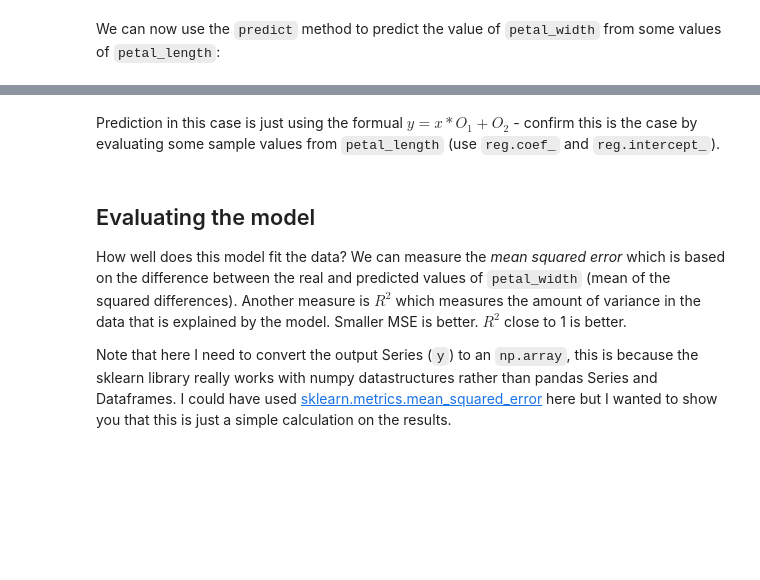
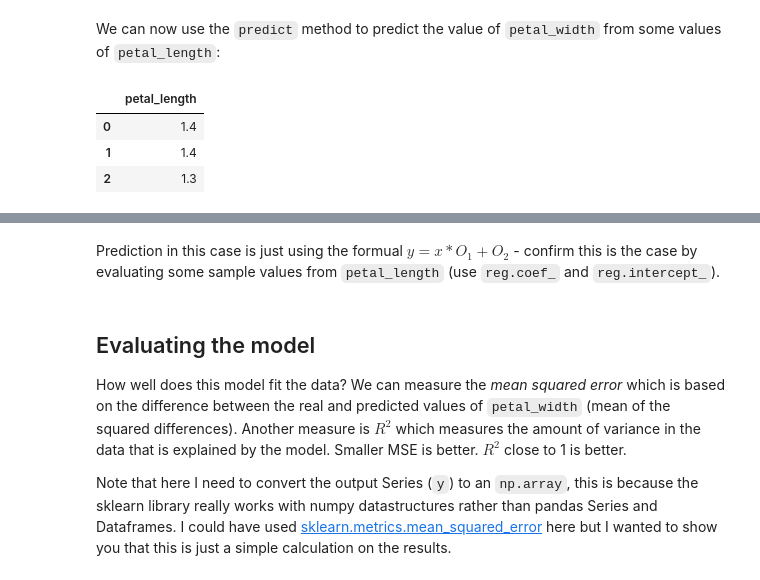
Before and after one commit to arianaroz/comp257-practicals-2019, a Jupyter notebook: COMP257 Week 5.ipynb, the cells around one changed output, grey strips where cells are left out. Drawn from its saved outputs; the diff is of its cells as text; code cells hidden in the pictures; blank space fills up the shorter version.

```diff
--- a/COMP257 Week 5.ipynb
+++ b/COMP257 Week 5.ipynb
@@ -43,4 +78,11 @@ print("y = x *", reg.coef_, "+", reg.intercept_)
 # %% [markdown]
 We can now use the `predict` method to predict the value of `petal_width` from some values of `petal_length`:
+# %%
+X[:3]
+# %% [output]
+|  | petal_length |
+| 0 | 1.4 |
+| 1 | 1.4 |
+| 2 | 1.3 |
 # %%
 reg.predict(X[:3])
```
Also changed, not shown: parts of 20 cells of this notebook.
